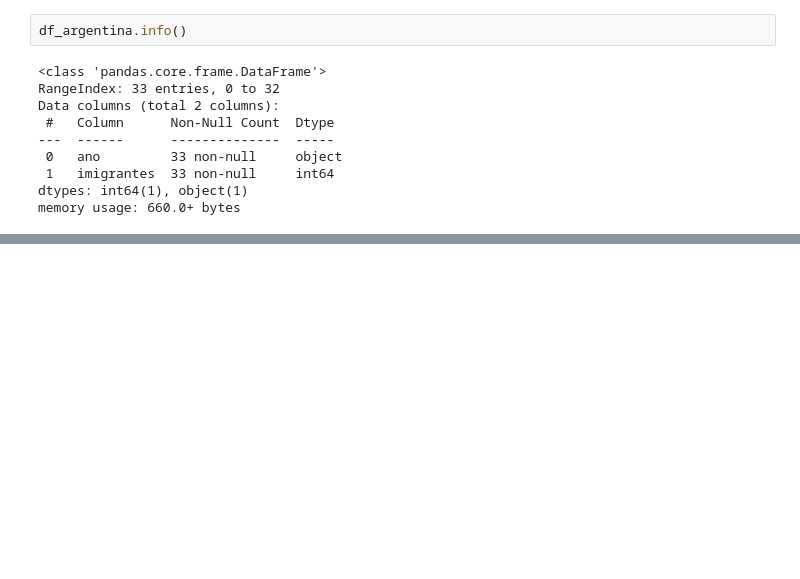
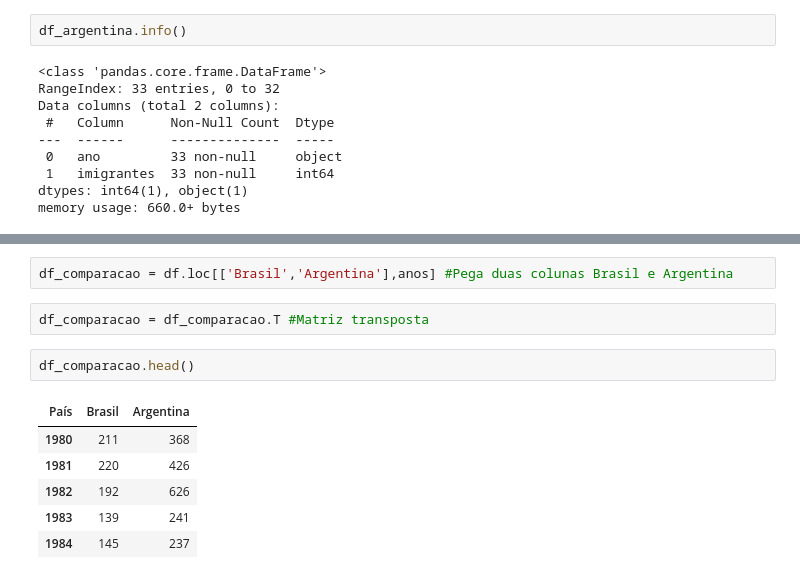
Before and after one commit to RSVictor/Codigos_IABD2024, a Jupyter notebook: Aula 04/codigos.ipynb, the cells around one changed output, grey strips where cells are left out. Saved outputs shown, nothing was run; the diff lists cells and outputs as text; blank space fills up the shorter version.

```diff
--- a/Aula 04/codigos.ipynb
+++ b/Aula 04/codigos.ipynb
@@ -88,0 +90,13 @@ plt.show() #exibe a figura
+# %%
+df_comparacao = df.loc[['Brasil','Argentina'],anos] #Pega duas colunas Brasil e Argentina
+# %%
+df_comparacao = df_comparacao.T #Matriz transposta
+# %%
+df_comparacao.head()
+# %% [output]
+| País | Brasil | Argentina |
+| 1980 | 211 | 368 |
+| 1981 | 220 | 426 |
+| 1982 | 192 | 626 |
+| 1983 | 139 | 241 |
+| 1984 | 145 | 237 |
```
Also changed, not shown: parts of 2 cells of this notebook, 1 other file.
